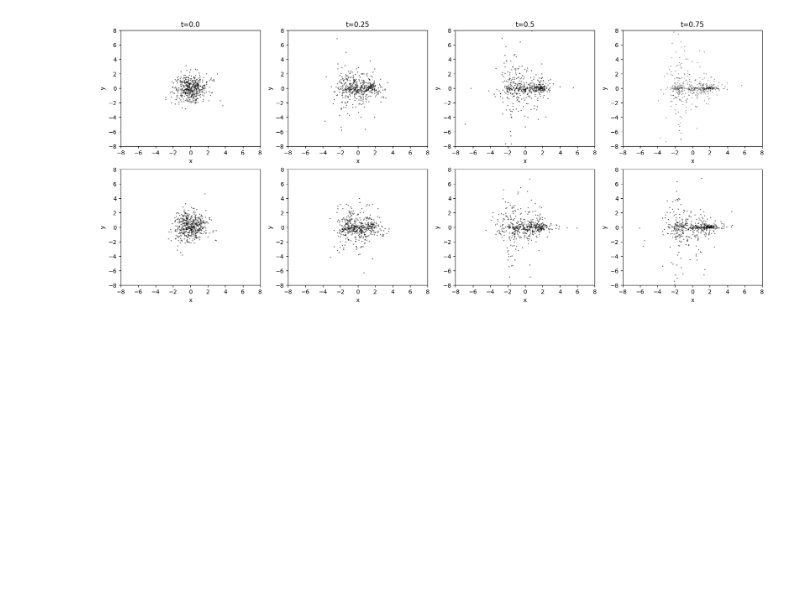
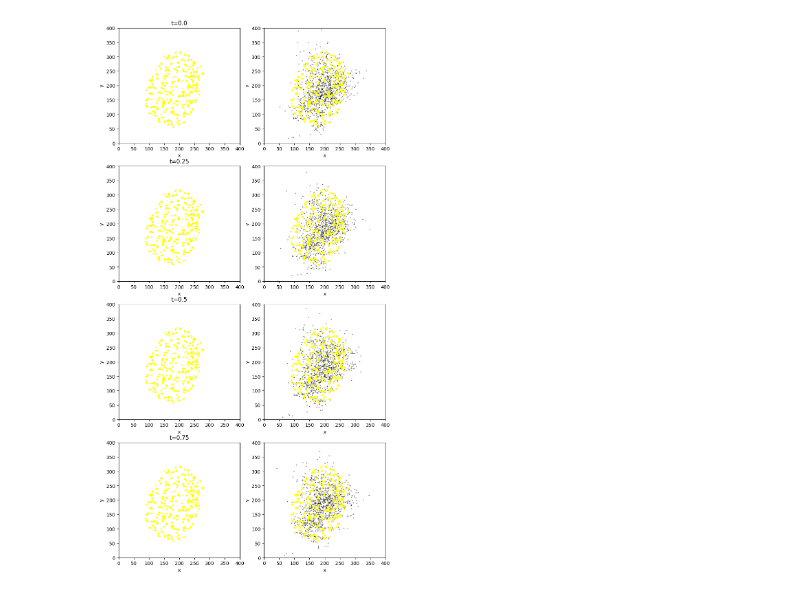
Before and after one commit to mkrishnapraneet/2D-Temporal-normalizing-flows, a Jupyter notebook: TNFwithRealNVP/test.ipynb, the cells around one changed output. Drawn from its saved outputs; the diff is of its cells as text; code cells hidden in the pictures; blank space fills up the shorter version.

```diff
--- a/TNFwithRealNVP/test.ipynb
+++ b/TNFwithRealNVP/test.ipynb
@@ -107,7 +107,7 @@ argparser = ArgumentParser()
 argparser.add_argument("--n", default=512, type=int)
 argparser.add_argument("--flows", default=1, type=int)
 argparser.add_argument("--flow", default="RealNVP", type=str)
-argparser.add_argument("--iterations", default=10000, type=int)
+argparser.add_argument("--iterations", default=50000, type=int)
 argparser.add_argument("--use-mixture", action="store_true")
 argparser.add_argument("--convolve", action="store_true")
 argparser.add_argument("--actnorm", action="store_true")
@@ -155,3 +172,21 @@ for i in range(args.iterations):
     writer.add_scalar('Loss', loss.item(), i)
 writer.close()
 np.save('2Dloss_Ex1.npy',Loss)
+# %%
+# load all the data from file
+with open('20170202c059_RPE1_CAG_H2B_Halotag_TMR80pM_nonlam_non_starve_ctrl_info.txt', 'r') as f:
+    lines = f.readlines()
+    coords = np.zeros((len(lines), 2))
+    for i in range(len(lines)):
+        line = lines[i].split('\t')
+        coords[i,0] = float(line[2])
+        coords[i,1] = float(line[3])
+
+# plot the data
+plt.figure()
+# plot all points
+plt.plot(coords[:,0], coords[:,1], 'o', color='black', markersize=1, alpha=0.5)
+plt.xlabel('x')
+plt.ylabel('y')
+plt.title('Data')
+plt.show()
@@ -158,37 +195,71 @@ np.save('2Dloss_Ex1.npy',Loss)
 # %%
+position_x = np.reshape(x[:,0].detach().numpy(), (cutoff, numchosen), order='C')
+position_y = np.reshape(x[:,1].detach().numpy(), (cutoff, numchosen), order='C')
+
 # Resampling
-plt.figure(figsize=(20,8))
-plt.subplot(2, 4, 1)
+plt.figure(figsize=(10,20))
+plt.subplot(4, 2, 1)
 xxx = np.concatenate((position_x[0:1,:].T, position_y[0:1,:].T), axis=1)
+plt.plot(coords[:,0], coords[:,1], 'o', color='yellow', markersize=1, alpha=0.5)
 plot_data(xxx, color="black", alpha=0.5)
+plt.xlim((0,400))
+plt.ylim((0,400))
 plt.title("t=0.0")
-plt.subplot(2, 4, 2)
+
+plt.subplot(4, 2, 3)
 xxx = np.concatenate((position_x[5:6,:].T, position_y[5:6,:].T), axis=1)
+plt.plot(coords[:,0], coords[:,1], 'o', color='yellow', markersize=1, alpha=0.5)
 plot_data(xxx, color="black", alpha=0.5)
+plt.xlim((0,400))
+plt.ylim((0,400))
 plt.title("t=0.25")
-plt.subplot(2, 4, 3)
+
+plt.subplot(4, 2, 5)
 xxx = np.concatenate((position_x[10:11,:].T, position_y[10:11,:].T), axis=1)
+plt.plot(coords[:,0], coords[:,1], 'o', color='yellow', markersize=1, alpha=0.5)
 plot_data(xxx, color="black", alpha=0.5)
+plt.xlim((0,400))
+plt.ylim((0,400))
 plt.title("t=0.5")
-plt.subplot(2, 4, 4)
+
+plt.subplot(4, 2, 7)
 xxx = np.concatenate((position_x[15:16,:].T, position_y[15:16,:].T), axis=1)
+plt.plot(coords[:,0], coords[:,1], 'o', color='yellow', markersize=1, alpha=0.5)
 plot_data(xxx, color="black", alpha=0.3)
+plt.xlim((0,400))
+plt.ylim((0,400))
 plt.title("t=0.75")
-plt.subplot(2, 4, 5)
-samples = model.sample(500, t=0).data
+
+plt.subplot(4, 2, 2)
+samples = model.sample(1000, t=0).data
+plt.plot(coords[:,0], coords[:,1], 'o', color='yellow', markersize=1, alpha=0.5)
 plot_data(samples, color="black", alpha=0.5)
+plt.xlim((0,400))
+plt.ylim((0,400))
 # plt.title("t=0.0")
-plt.subplot(2, 4, 6)
-samples = model.sample(500, t=0.25).data
+
+plt.subplot(4, 2, 4)
+samples = model.sample(1000, t=0.25).data
+plt.plot(coords[:,0], coords[:,1], 'o', color='yellow', markersize=1, alpha=0.5)
 plot_data(samples, color="black", alpha=0.5)
+plt.xlim((0,400))
+plt.ylim((0,400))
 # plt.title("t=0.25")
-plt.subplot(2, 4, 7)
-samples = model.sample(500, t=0.5).data
+
+plt.subplot(4, 2, 6)
+samples = model.sample(1000, t=0.5).data
+plt.plot(coords[:,0], coords[:,1], 'o', color='yellow', markersize=1, alpha=0.5)
 plot_data(samples, color="black", alpha=0.5)
+plt.xlim((0,400))
+plt.ylim((0,400))
 # plt.title("t=0.5")
-plt.subplot(2, 4, 8)
-samples = model.sample(500, t=0.75).data
+
+plt.subplot(4, 2, 8)
+samples = model.sample(1000, t=0.75).data
+plt.plot(coords[:,0], coords[:,1], 'o', color='yellow', markersize=1, alpha=0.5)
 plot_data(samples, color="black", alpha=0.5)
+plt.xlim((0,400))
+plt.ylim((0,400))
 # plt.title("t=0.75")
 plt.show()
 # %% [output]
@@ -212 +266 @@ DEBUG:matplotlib.font_manager:findfont: Matching sans\-serif:style=normal:varian
-[figure, old version]
+[figure, new version]
```
Also changed, not shown: parts of 6 cells of this notebook, 6 other files.
